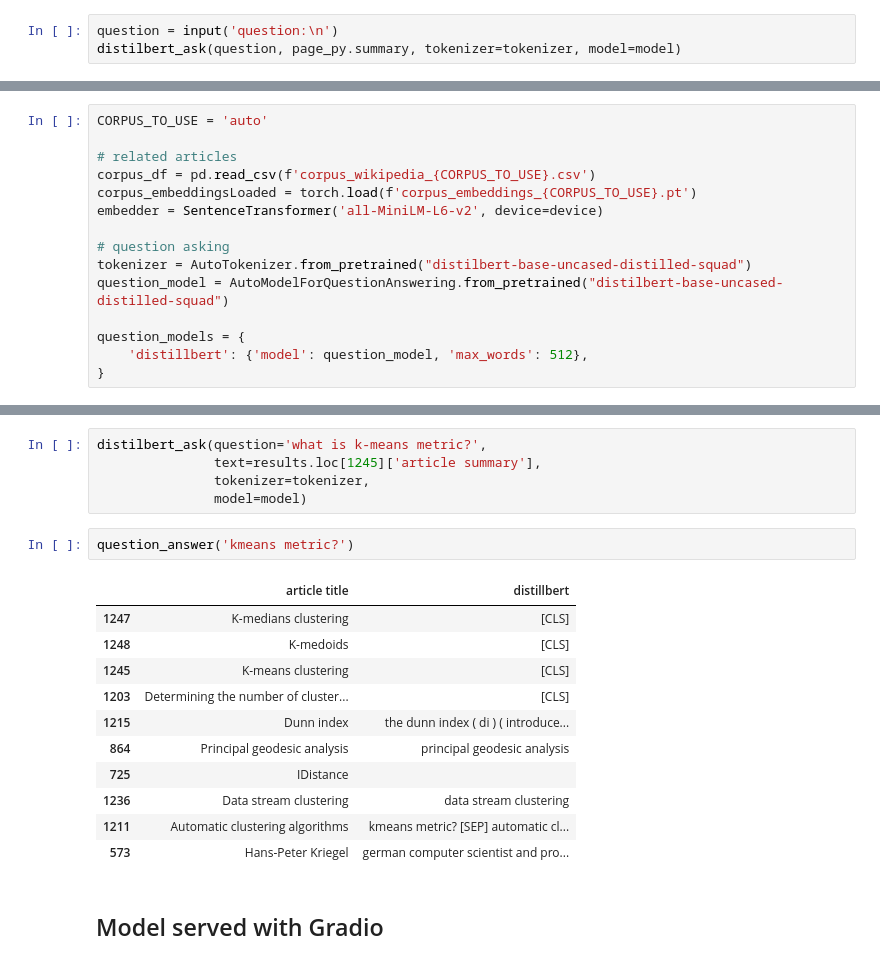
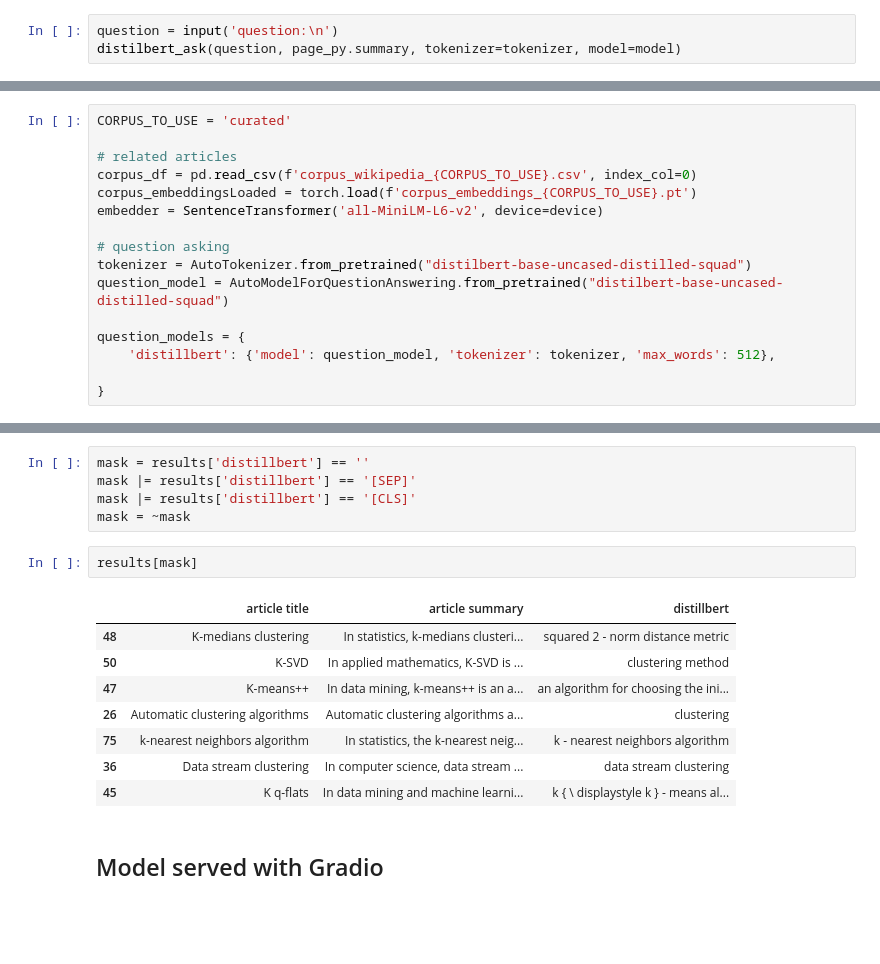
Before and after one commit to diogo-aos/deep_learning_iseg, a Jupyter notebook: prototype.ipynb, the cells around one changed output, grey strips where cells are left out. Saved outputs shown, nothing was run; the diff lists cells and outputs as text; blank space fills up the shorter version.

```diff
--- a/prototype.ipynb
+++ b/prototype.ipynb
@@ -268,8 +397,8 @@ from typing import Iterable
 # %%
-CORPUS_TO_USE = 'auto'
+CORPUS_TO_USE = 'curated'
 
 # related articles
-corpus_df = pd.read_csv(f'corpus_wikipedia_{CORPUS_TO_USE}.csv')
+corpus_df = pd.read_csv(f'corpus_wikipedia_{CORPUS_TO_USE}.csv', index_col=0)
 corpus_embeddingsLoaded = torch.load(f'corpus_embeddings_{CORPUS_TO_USE}.pt')
 embedder = SentenceTransformer('all-MiniLM-L6-v2', device=device)
 
@@ -278,5 +407,6 @@ tokenizer = AutoTokenizer.from_pretrained("distilbert-base-uncased-distilled-squ
 question_model = AutoModelForQuestionAnswering.from_pretrained("distilbert-base-uncased-distilled-squad")
 
 question_models = {
-    'distillbert': {'model': question_model, 'max_words': 512},
+    'distillbert': {'model': question_model, 'tokenizer': tokenizer, 'max_words': 512},
+
 }
@@ -346,22 +425,19 @@ ask_question('what is k-means metric?',
-# %%
-distilbert_ask(question='what is k-means metric?',
-               text=results.loc[1245]['article summary'],
-               tokenizer=tokenizer,
-               model=model)
-# %%
-question_answer('kmeans metric?')
-# %% [output]
-|  | article title | distillbert |
-| 1247 | K-medians clustering | [CLS] |
-| 1248 | K-medoids | [CLS] |
-| 1245 | K-means clustering | [CLS] |
-| 1203 | Determining the number of cluster... | [CLS] |
-| 1215 | Dunn index | the dunn index ( di ) ( introduce... |
-| 864 | Principal geodesic analysis | principal geodesic analysis |
-| 725 | IDistance |  |
-| 1236 | Data stream clustering | data stream clustering |
-| 1211 | Automatic clustering algorithms | kmeans metric? [SEP] automatic cl... |
-| 573 | Hans-Peter Kriegel | german computer scientist and pro... |
+# %%
+mask = results['distillbert'] == ''
+mask |= results['distillbert'] == '[SEP]'
+mask |= results['distillbert'] == '[CLS]'
+mask = ~mask
+# %%
+results[mask]
+# %% [output]
+|  | article title | article summary | distillbert |
+| 48 | K-medians clustering | In statistics, k-medians clusteri... | squared 2 - norm distance metric |
+| 50 | K-SVD | In applied mathematics, K-SVD is ... | clustering method |
+| 47 | K-means++ | In data mining, k-means++ is an a... | an algorithm for choosing the ini... |
+| 26 | Automatic clustering algorithms | Automatic clustering algorithms a... | clustering |
+| 75 | k-nearest neighbors algorithm | In statistics, the k-nearest neig... | k - nearest neighbors algorithm |
+| 36 | Data stream clustering | In computer science, data stream ... | data stream clustering |
+| 45 | K q-flats | In data mining and machine learni... | k { \ displaystyle k } - means al... |
 # %% [markdown]
 ## Model served with Gradio
 # %%
```
Also changed, not shown: parts of 27 cells of this notebook.
